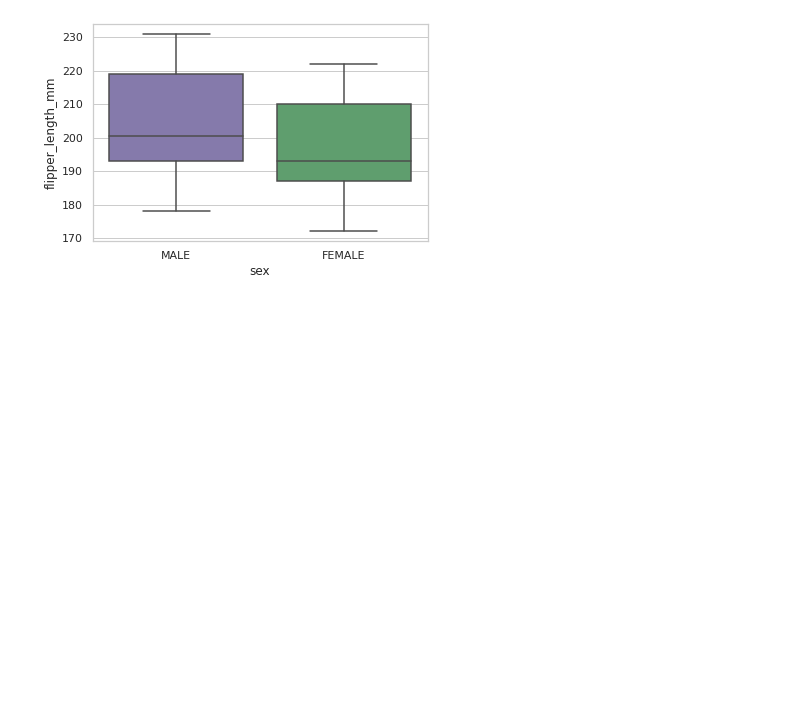
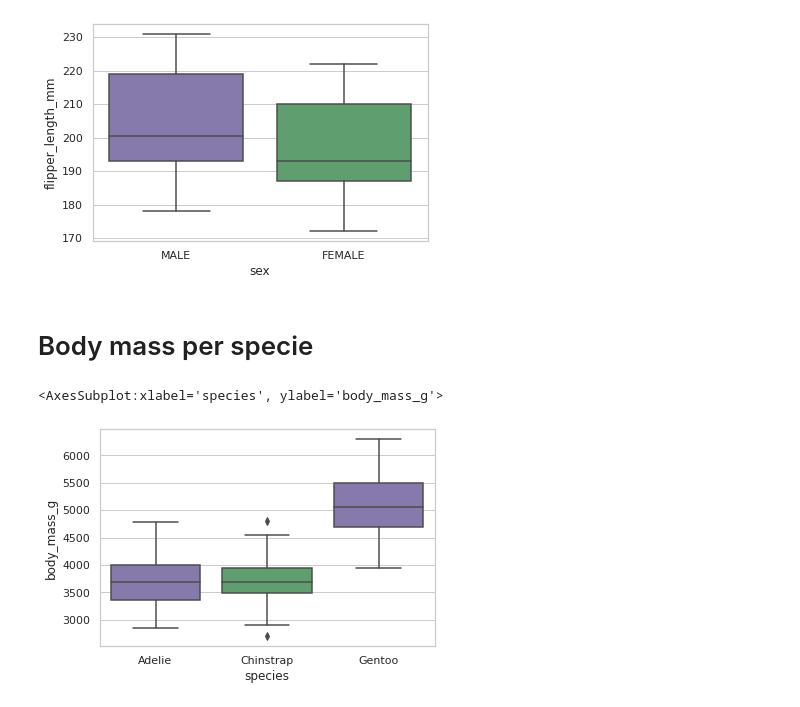
Before and after one commit to luis-fnogueira/kaggle-penguins, a Jupyter notebook: penguins.ipynb, the cells around one changed output. Saved outputs shown, nothing was run; the diff lists cells and outputs as text; code cells hidden in the pictures; blank space fills up the shorter version.

```diff
--- a/penguins.ipynb
+++ b/penguins.ipynb
@@ -184,3 +184,5 @@ sns.boxplot(x=df_sex_flipper["sex"], y=df_sex_flipper["flipper_length_mm"],
 # %% [output]
 <AxesSubplot:xlabel='sex', ylabel='flipper_length_mm'>
 [figure]
+# %% [markdown]
+# Body mass per specie
@@ -186,0 +191,11 @@ sns.boxplot(x=df_sex_flipper["sex"], y=df_sex_flipper["flipper_length_mm"],
+# %%
+sex = ['MALE', 'FEMALE']
+
+# selecting rows based on condition
+df_sex_flipper = df_size.loc[df_size['sex'].isin(sex)]
+
+sns.boxplot(x=df_sex_flipper["species"], y=df_sex_flipper["body_mass_g"],
+             palette=["m", "g"])
+# %% [output]
+<AxesSubplot:xlabel='species', ylabel='body_mass_g'>
+[figure, added]
```
Also changed, not shown: parts of 1 cell of this notebook.
